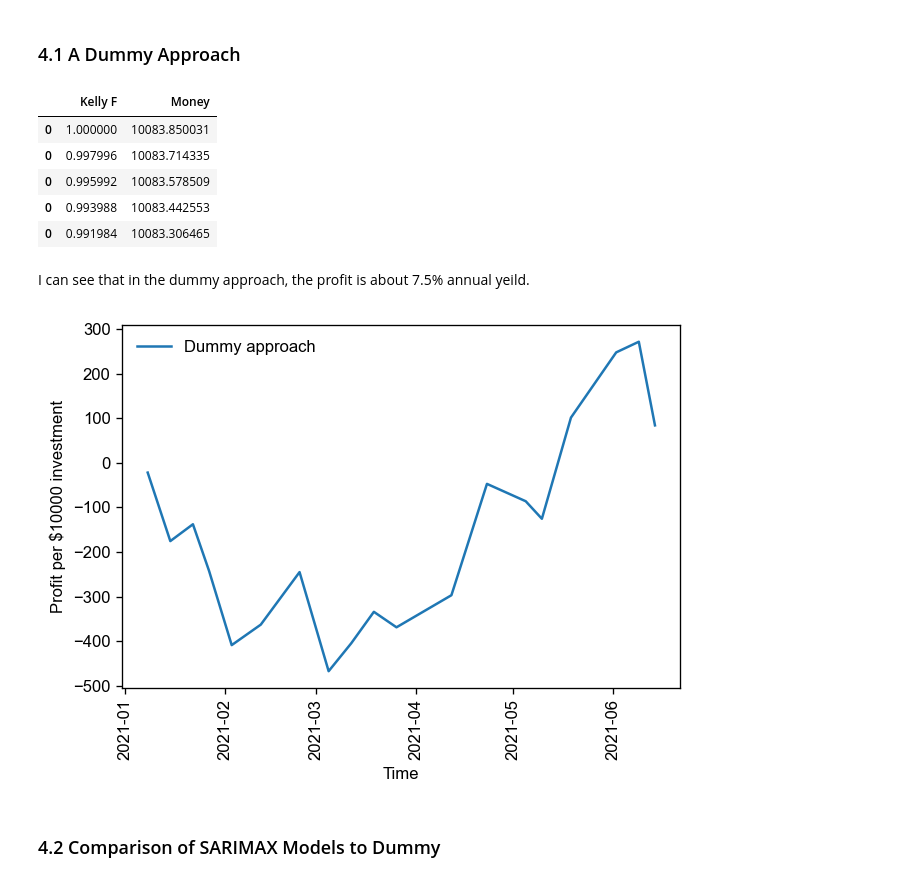
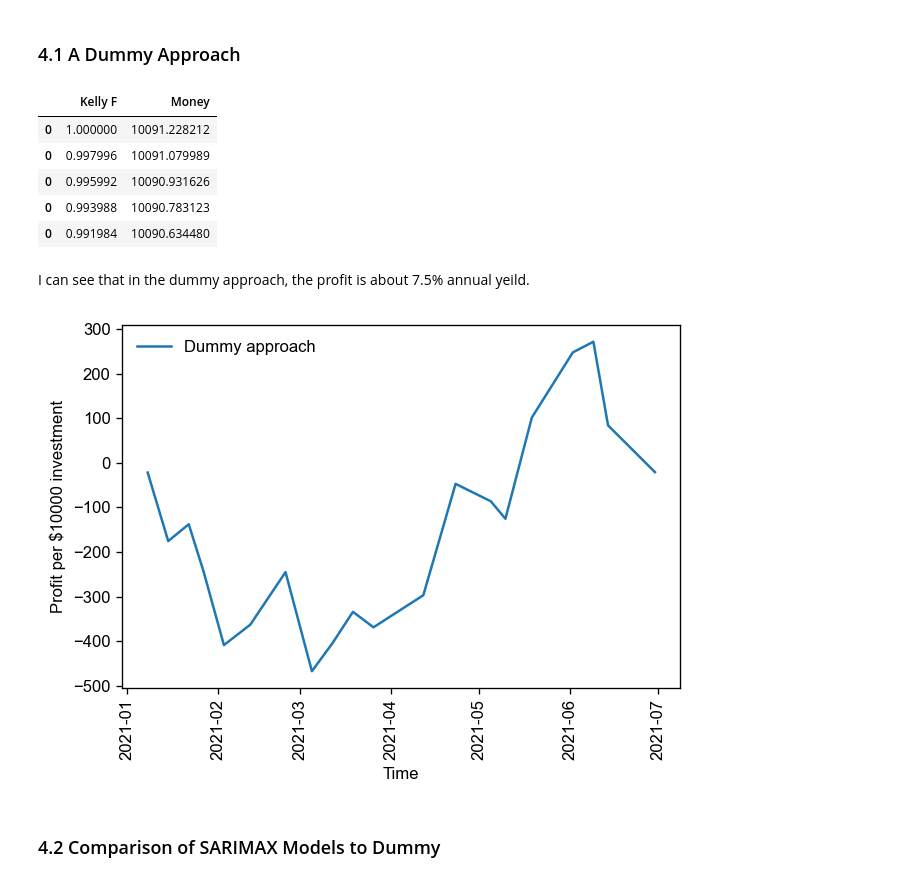
Before and after one commit to corrimare/gold, a Jupyter notebook: notebooks/gold.ipynb, the cells around one changed output. Saved outputs shown, nothing was run; the diff lists cells and outputs as text; code cells hidden in the pictures.

```diff
--- a/notebooks/gold.ipynb
+++ b/notebooks/gold.ipynb
@@ -392,40 +416,39 @@ The most important criterion of the model is how much money it can make. Here I
 ### 4.1 A Dummy Approach
 # %%
 ##################################################################
-# Test data: from July 2020 to present
-# I want to eliminate the total price rise of the whole time span
+# Test data: from Jan 2021 to present
 ##################################################################
 # Fill in yesterday's open prices
 ##################################################################
 for price in test_prices_sarimax_baseline.golds:
     price.open_price_yesterday=Y.loc[price.datetime_yesterday, 'open']
 ########################################
 kelly_fs=np.linspace(start=0, stop=1, num=500, endpoint=True)
 incomes=pd.DataFrame(columns=['Kelly F', 'Money'])
-selected_prices=[ele for ele in test_prices_sarimax_baseline.golds if ele.datetime>=pd.to_datetime("2020-07", format="%Y-%m")]
+selected_prices=[ele for ele in test_prices_sarimax_baseline.golds if ele.datetime>=pd.to_datetime("2021", format="%Y")]
 for kelly_f in kelly_fs:
     money=10000
     share=0.0
     for price in selected_prices:
         if share<0.01 and price.open_price>price.open_price_yesterday:
             share=money*kelly_f/price.open_price
             money=money-money*kelly_f
         elif share>0.01 and price.open_price<price.open_price_yesterday:
             money=money+share*price.open_price
             share=0.0
         else:
             pass
     money=money+share*selected_prices[-1].open_price
     incomes=incomes.append(pd.DataFrame({'Kelly F': [kelly_f], 'Money': [money]}))
 ###############################################
 incomes.sort_values('Money', ascending=False).head()
 # %% [output]
 |  | Kelly F | Money |
-| 0 | 1.000000 | 10083.850031 |
-| 0 | 0.997996 | 10083.714335 |
-| 0 | 0.995992 | 10083.578509 |
-| 0 | 0.993988 | 10083.442553 |
-| 0 | 0.991984 | 10083.306465 |
+| 0 | 1.000000 | 10091.228212 |
+| 0 | 0.997996 | 10091.079989 |
+| 0 | 0.995992 | 10090.931626 |
+| 0 | 0.993988 | 10090.783123 |
+| 0 | 0.991984 | 10090.634480 |
 # %% [markdown]
 I can see that in the dummy approach, the profit is about 7.5% annual yeild.
 # %%
@@ -454,7 +477,7 @@ _=plt.xlabel('Time')
 _=plt.ylabel('Profit per $10000 investment')
 plt.show()
 # %% [output]
-[figure, old version]
+[figure, new version]
 # %% [markdown]
 ### 4.2 Comparison of SARIMAX Models to Dummy
 # %% [markdown]
```
Also changed, not shown: parts of 32 cells of this notebook.
